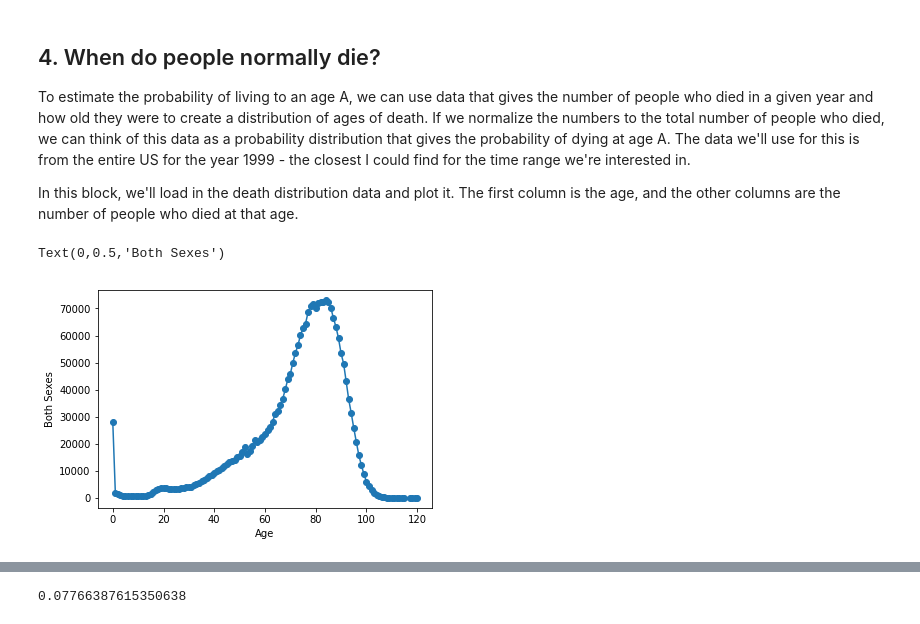
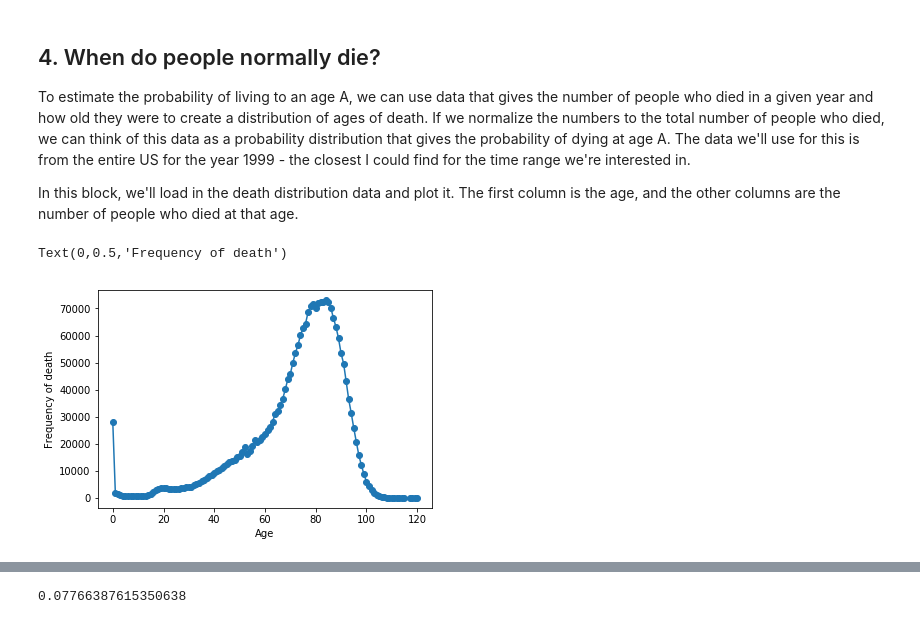
Before and after one commit to mayank1101/Data-Science-ML-Projects, a Jupyter notebook: DataCamp Projects/Do Left-handed People Really Die Young_/notebook.ipynb, the cells around one changed output, grey strips where cells are left out. Cells and saved outputs as stored; diff of their text form; code cells hidden in the pictures.

```diff
--- a/DataCamp Projects/Do Left-handed People Really Die Young_/notebook.ipynb
+++ b/DataCamp Projects/Do Left-handed People Really Die Young_/notebook.ipynb
@@ -87,24 +87,23 @@ def P_lh_given_A(ages_of_death, study_year = 1990):
 # %%
 # Death distribution data for the United States in 1999
 data_url_2 = "https://gist.githubusercontent.com/mbonsma/2f4076aab6820ca1807f4e29f75f18ec/raw/62f3ec07514c7e31f5979beeca86f19991540796/cdc_vs00199_table310.tsv"
 
 # load death distribution data
 # ... YOUR CODE FOR TASK 4 ...
 death_distribution_data = pd.read_csv(data_url_2, sep='\t', skiprows=[1])
-death_distribution_data
 
 # drop NaN values from the `Both Sexes` column
 # ... YOUR CODE FOR TASK 4 ...
-death_distribution_data.dropna(subset=['Both Sexes'], inplace=True)
+death_distribution_data = death_distribution_data.dropna(subset=['Both Sexes'])
 
 # plot number of people who died as a function of age
 fig, ax = plt.subplots()
-ax.plot("Age", "Both Sexes", data = death_distribution_data, marker='o') # plot 'Both Sexes' vs. 'Age'
-ax.set_xlabel("Age")
-ax.set_ylabel("Both Sexes")
+ax.plot('Age', 'Both Sexes', data = death_distribution_data, marker='o') # plot 'Both Sexes' vs. 'Age'
+ax.set_xlabel('Age')
+ax.set_ylabel('Frequency of death')
 # %% [output]
-Text(0,0.5,'Both Sexes')
+Text(0,0.5,'Frequency of death')
-[figure, old version]
+[figure, new version]
 # %% [markdown]
 ## 5. The overall probability of left-handedness
 <p>In the previous code block we loaded data to give us P(A), and now we need P(LH). P(LH) is the probability that a person who died in our particular study year is left-handed, assuming we know nothing else about them. This is the average left-handedness in the population of deceased people, and we can calculate it by summing up all of the left-handedness probabilities for each age, weighted with the number of deceased people at each age, then divided by the total number of deceased people to get a probability. In equation form, this is what we're calculating, where N(A) is the number of people who died at age A (given by the dataframe <code>death_distribution_data</code>):</p>
```
Also changed, not shown: parts of 8 cells of this notebook, 5 other files.
